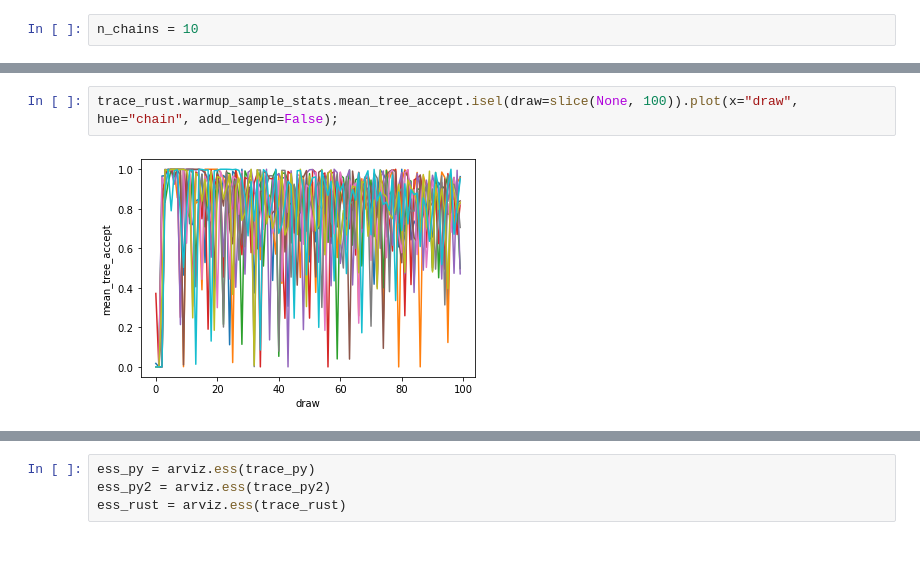
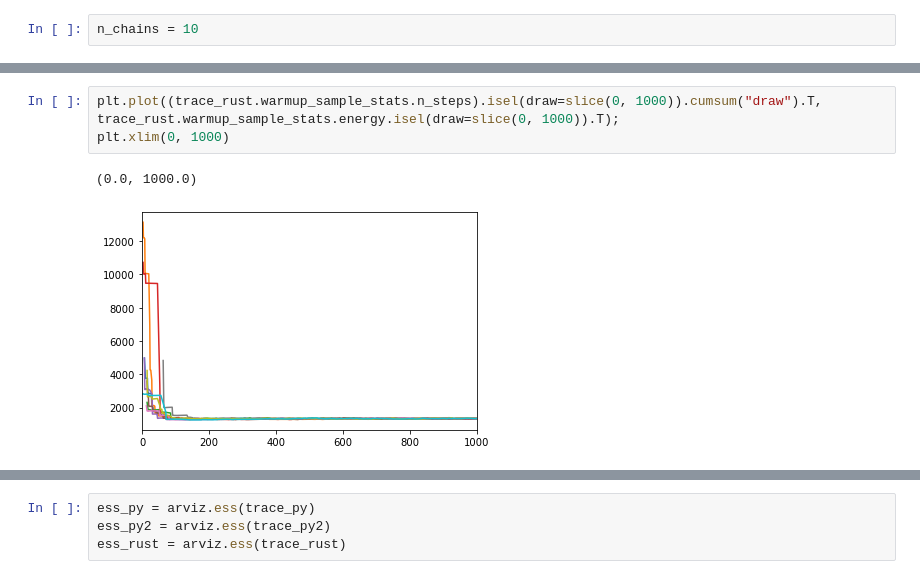
Before and after one commit to pymc-devs/nutpie, a Jupyter notebook: notebooks/aesara_logp.ipynb, the cells around one changed output, grey strips where cells are left out. Drawn from its saved outputs; the diff is of its cells as text; blank space fills up the shorter version.

```diff
--- a/notebooks/aesara_logp.ipynb
+++ b/notebooks/aesara_logp.ipynb
@@ -256,4 +250,6 @@ trace_rust.warmup_sample_stats.depth.isel(draw=slice(0, 100)).plot(x="draw", hue
-# %%
-trace_rust.warmup_sample_stats.mean_tree_accept.isel(draw=slice(None, 100)).plot(x="draw", hue="chain", add_legend=False);
-# %% [output]
-[figure, removed]
+# %%
+plt.plot((trace_rust.warmup_sample_stats.n_steps).isel(draw=slice(0, 1000)).cumsum("draw").T, trace_rust.warmup_sample_stats.energy.isel(draw=slice(0, 1000)).T);
+plt.xlim(0, 1000)
+# %% [output]
+(0.0, 1000.0)
+[figure, added]
```
Also changed, not shown: parts of 29 cells of this notebook, 3 other files.
